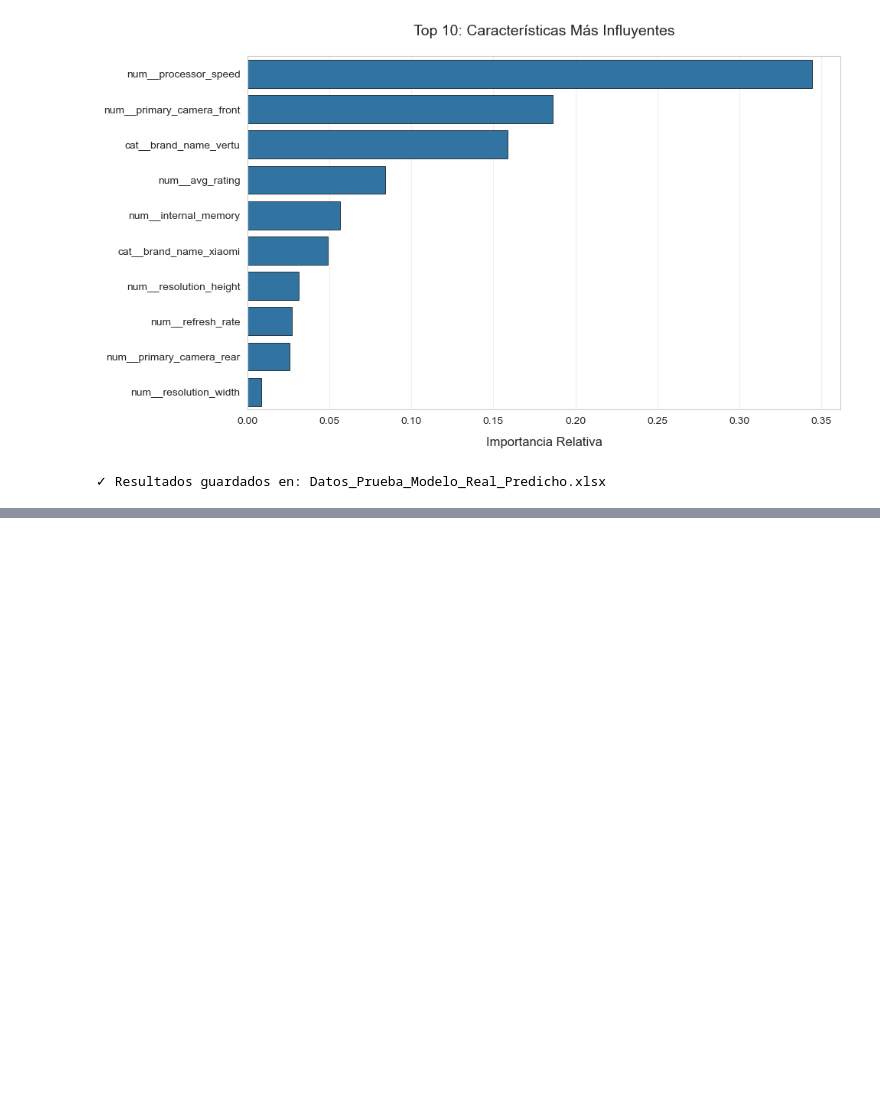
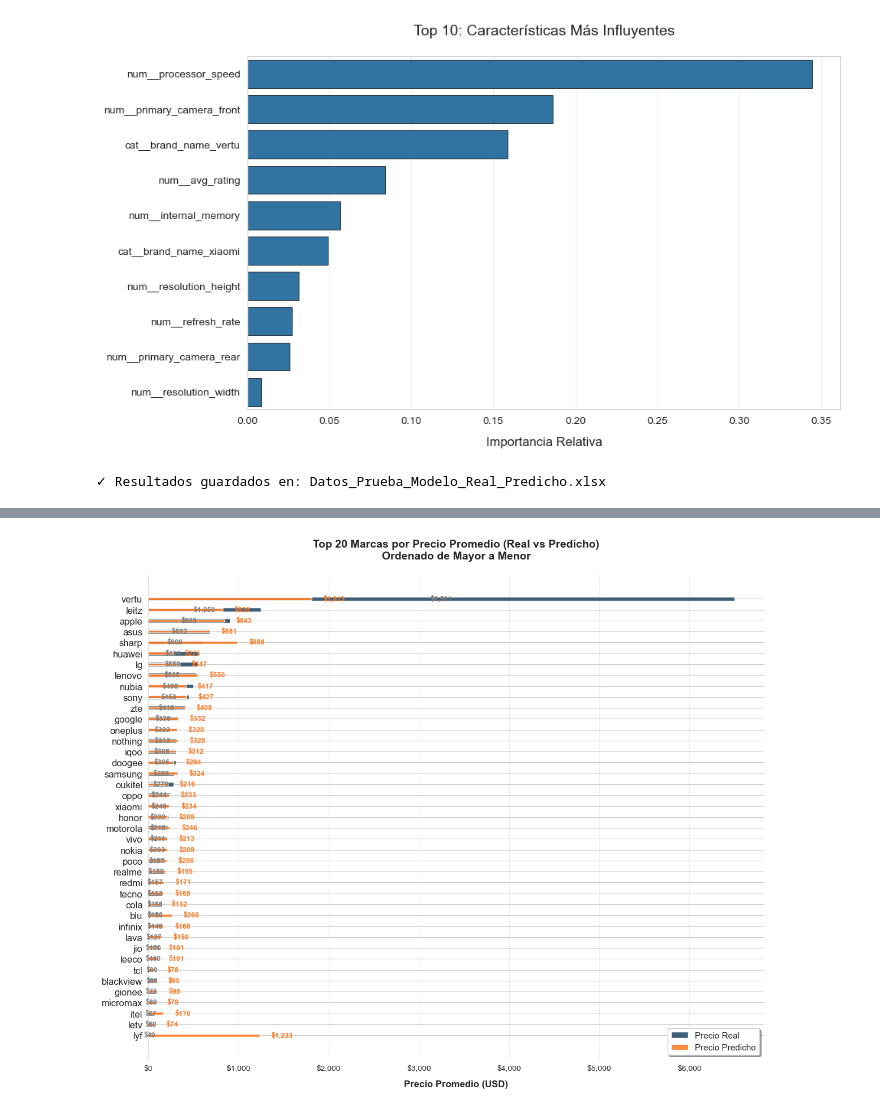
Before and after one commit to Pato66661/Ciencia_Datos_T2, a Jupyter notebook: Proyecto_Fundamentos_Programación/Proyecto.ipynb, the cells around one changed output, grey strips where cells are left out. Cells and saved outputs as stored; diff of their text form; code cells hidden in the pictures; blank space fills up the shorter version.

```diff
--- a/Proyecto_Fundamentos_Programación/Proyecto.ipynb
+++ b/Proyecto_Fundamentos_Programación/Proyecto.ipynb
@@ -1252,0 +1484,93 @@ Passing `palette` without assigning `hue` is deprecated and will be removed in v
+# %%
+import pandas as pd
+import matplotlib.pyplot as plt
+import numpy as np
+import seaborn as sns
+from matplotlib.ticker import FuncFormatter
+
+# Configuración de estilo ejecutivo mejorada
+sns.set_style("whitegrid")
+plt.rcParams['font.family'] = 'Arial'
+plt.rcParams['axes.titlesize'] = 16
+plt.rcParams['axes.labelsize'] = 12
+plt.rcParams['xtick.labelsize'] = 10
+plt.rcParams['ytick.labelsize'] = 11
+plt.rcParams['legend.fontsize'] = 11
+
+# Cargar el archivo Excel
+archivo = "Smartphones_Predicciones_Categoricas_Ajuste_Variables.xlsx"
+df = pd.read_excel(archivo)
+
+# Agrupar por marca y calcular el precio promedio
+df_grouped = df.groupby('brand_name')[['price_usd', 'predicted_price_usd']].mean().reset_index()
+
+# Ordenar por precio promedio real de forma DESCENDENTE (mayor a menor) y seleccionar el top 20
+df_top20 = df_grouped.sort_values('price_usd', ascending=False)#.head(20)
+
+# Crear figura con tamaño optimizado
+fig, ax = plt.subplots(figsize=(12, 10))
+
+# Configurar colores modernos
+color_real = '#2a4d69'
+color_pred = '#ff7b25'
+
+# Barras horizontales con mejor separación y diseño
+bar_height = 0.4
+y_pos = np.arange(len(df_top20))
+
+# Función para formatear los valores en dólares
+def usd_formatter(x, pos):
+    return f"${x:,.0f}"
+
+# Crear las barras (INVERTIDAS con [::-1] para mostrar de mayor a menor)
+real_bars = ax.barh(y_pos, df_top20['price_usd'], height=bar_height,
+                    color=color_real, label='Precio Real', alpha=0.9, edgecolor='white')
+pred_bars = ax.barh(y_pos, df_top20['predicted_price_usd'], height=bar_height*0.6,
+                    color=color_pred, label='Precio Predicho', alpha=0.9, edgecolor='white')
+
+# Añadir valores dentro de las barras para mejor legibilidad
+for i, (real, pred) in enumerate(zip(df_top20['price_usd'], df_top20['predicted_price_usd'])):
+    # Valores para barras reales (color blanco para contraste)
+    ax.text(real * 0.5, i, f"${real:,.0f}",
+            va='center', ha='center', color='gray', fontsize=9, fontweight='bold')
+
+    # Valores para barras predichas (colocadas al final)
+    ax.text(pred + (0.02 * df_top20['price_usd'].max()), i, f"${pred:,.0f}",
+            va='center', ha='left', color=color_pred, fontsize=9, fontweight='bold')
+
+# Ajustes estéticos mejorados
+ax.set_yticks(y_pos)
+ax.set_yticklabels(df_top20['brand_name'], fontsize=12)
+ax.set_xlabel('Precio Promedio (USD)', fontweight='bold', labelpad=10)
+ax.set_title('Top 20 Marcas por Precio Promedio (Real vs Predicho)\nOrdenado de Mayor a Menor',
+             pad=20, fontweight='bold', fontsize=14)
+
+# Invertir el eje Y para mostrar el más caro arriba
+ax.invert_yaxis()
+
+# Formatear eje X con separadores de miles
+ax.xaxis.set_major_formatter(FuncFormatter(usd_formatter))
+
+# Leyenda mejor posicionada y diseñada
+ax.legend(loc='lower right', frameon=True, shadow=True,
+          bbox_to_anchor=(1, 0), framealpha=1)
+
+# Gridlines mejorados
+ax.xaxis.grid(True, linestyle='--', alpha=0.4)
+ax.set_axisbelow(True)
+
+# Eliminar bordes no necesarios
+sns.despine(left=True, bottom=True)
+
+# Añadir línea vertical en cero para referencia
+ax.axvline(x=0, color='gray', alpha=0.2, linestyle='-')
+
+# Ajustar márgenes automáticamente
+plt.tight_layout()
+
+# Guardar imagen con alta calidad y fondo transparente
+plt.savefig('comparativa_precios_marcas_top20_descendente.png',
+            dpi=300, bbox_inches='tight', transparent=False)
+plt.show()
+# %% [output]
+[figure, added]
```
Also changed, not shown: parts of 14 cells of this notebook, 13 other files.
